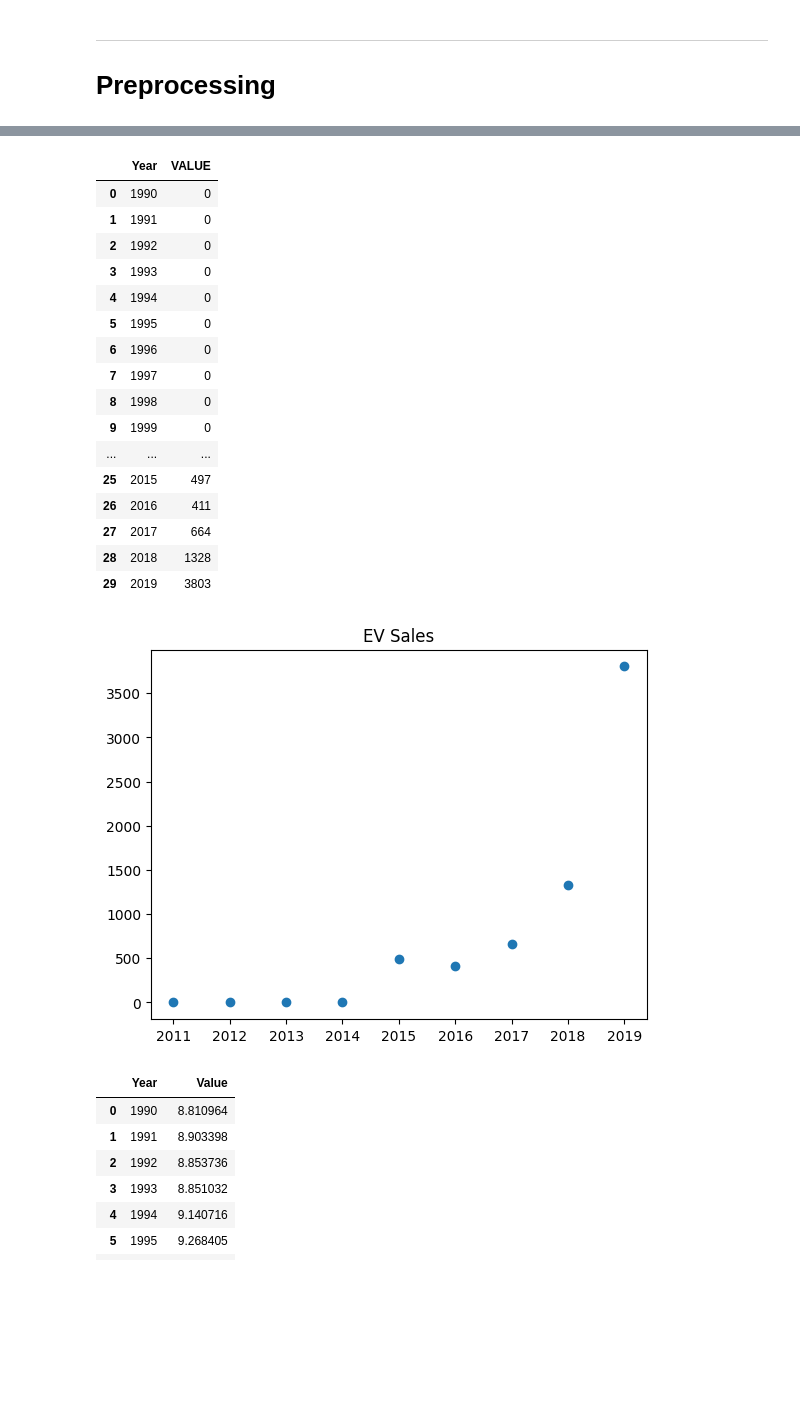
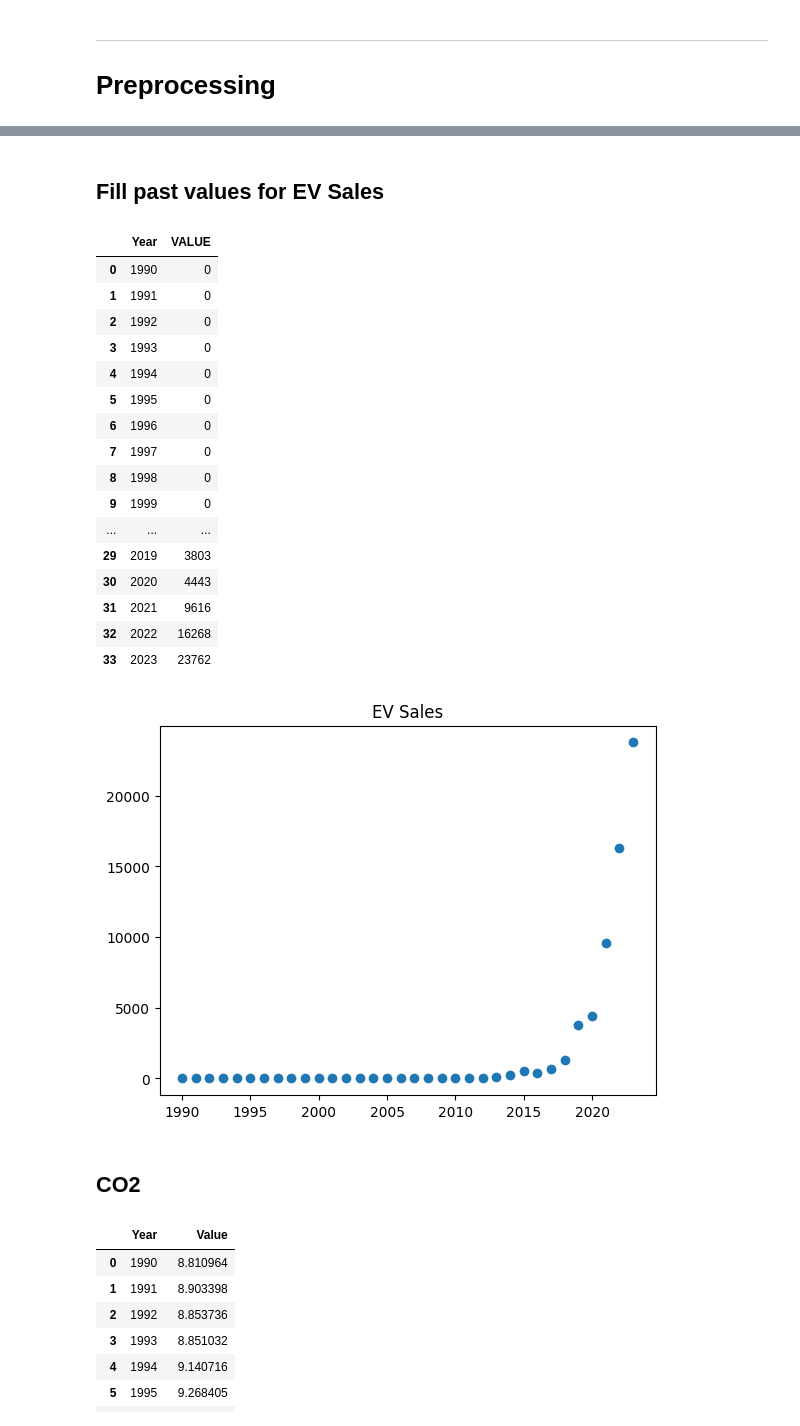
Before and after one commit to Fred-Sheppard/EPIC3, a Jupyter notebook: EPIC3.ipynb, the cells around one changed output, grey strips where cells are left out. Cells and saved outputs as stored; diff of their text form; code cells hidden in the pictures; blank space fills up the shorter version.

Commit message:
Fill ev sales before 2015

```diff
--- a/EPIC3.ipynb
+++ b/EPIC3.ipynb
@@ -10,15 +40,10 @@
+# %% [markdown]
+## Fill past values for EV Sales
 # %%
-from pandas import read_csv
-import pandas as pd
-
-ev_sales = read_csv('data/ev_sales.csv')
-ev_sales['Year'] = ev_sales['Month'].str[:4]
-ev_sales = ev_sales.groupby(['Year'])['VALUE'].sum().reset_index().astype({'Year': 'int64'})
-ev_sales = ev_sales[ev_sales['Year'] < 2020]
-
-zeros = [[year, 0] for year in range(1990, 2015)]
-z = pd.DataFrame(zeros, columns=['Year', 'VALUE'])
-ev_sales = pd.concat([z, ev_sales], ignore_index=True)
+# Fill the table with zeros
+zeros = [[year, 0] for year in range(1990, 2013)]
+zeros = pd.DataFrame(zeros, columns=['Year', 'VALUE'])
+ev_sales = pd.concat([zeros, ev_sales], ignore_index=True)
 ev_sales
 # %% [output]
 |  | Year | VALUE |
@@ -33,16 +58,16 @@ ev_sales
 | 8 | 1998 | 0 |
 | 9 | 1999 | 0 |
 | ... | ... | ... |
-| 25 | 2015 | 497 |
-| 26 | 2016 | 411 |
-| 27 | 2017 | 664 |
-| 28 | 2018 | 1328 |
 | 29 | 2019 | 3803 |
+| 30 | 2020 | 4443 |
+| 31 | 2021 | 9616 |
+| 32 | 2022 | 16268 |
+| 33 | 2023 | 23762 |
 # %%
 from matplotlib import pyplot as plt
 
-plt.scatter(ev_sales['Year'][-9:], ev_sales['VALUE'][-9:])
+plt.scatter(ev_sales['Year'], ev_sales['VALUE'])
 plt.title('EV Sales')
 plt.show()
 # %% [output]
-[figure, old version]
+[figure, new version]
@@ -49 +77,3 @@ plt.show()
+# %% [markdown]
+## CO2
 # %%
```
Also changed, not shown: parts of 6 cells of this notebook, 1 other file.
